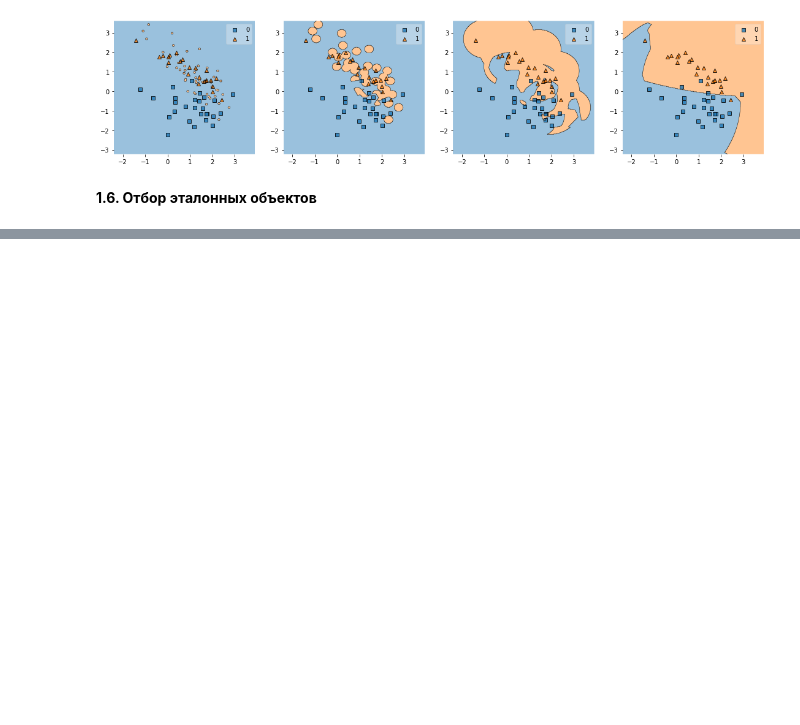
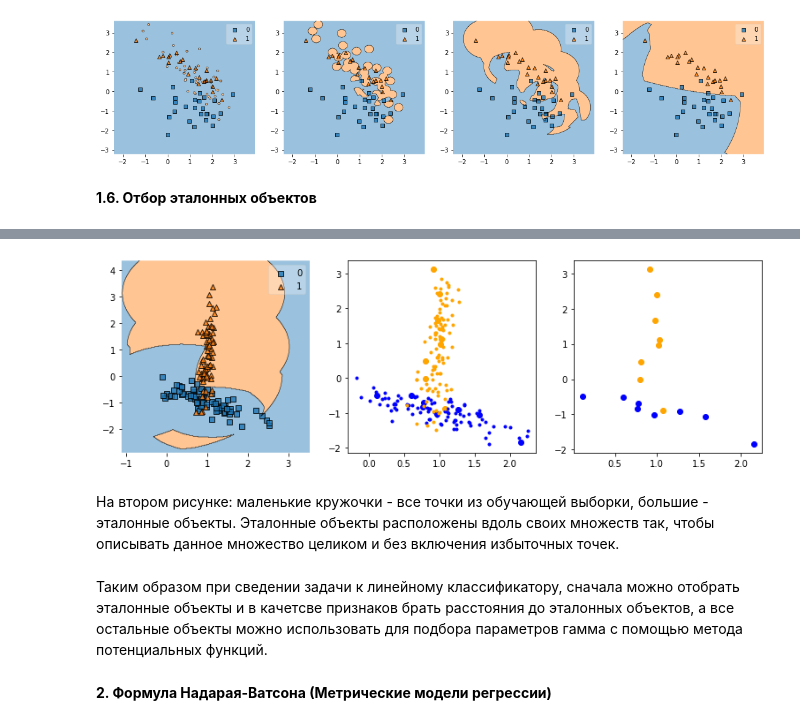
Before and after one commit to vederko-p/ml-first-steps, a Jupyter notebook: seminars/sem 4. Метрические методы классификации и регрессии/sem4.ipynb, the cells around one changed output, grey strips where cells are left out. Saved outputs shown, nothing was run; the diff lists cells and outputs as text; code cells hidden in the pictures; blank space fills up the shorter version.

```diff
--- a/seminars/sem 4. Метрические методы классификации и регрессии/sem4.ipynb
+++ b/seminars/sem 4. Метрические методы классификации и регрессии/sem4.ipynb
@@ -306,0 +441,32 @@ plt.show()
+# %%
+fig, gs = plt.figure(figsize=(13,4)), gridspec.GridSpec(1, 3)
+colors = ['blue', 'orange']
+
+ax = []
+for i in range(3):
+    ax.append(fig.add_subplot(gs[i]))
+
+for k in np.unique(Y_train):
+    ax[1].plot(X_train[Y_train==k, 0],
+               X_train[Y_train==k, 1], '.', color=colors[k])
+
+
+for ind in Omega:
+    ax[1].scatter([X_train[ind, 0]],
+                  [X_train[ind, 1]], color=colors[Y_train[ind]])
+
+for ind in Omega:
+    ax[2].scatter([X_train[ind, 0]],
+                  [X_train[ind, 1]], color=colors[Y_train[ind]])
+
+plot_decision_regions(X_test, Y_test, model, ax=ax[0])
+
+plt.show()
+# %% [output]
+[figure, added]
+# %% [markdown]
+На втором рисунке: маленькие кружочки - все точки из обучающей выборки, большие - эталонные объекты. Эталонные объекты расположены вдоль своих множеств так, чтобы описывать данное множество целиком и без включения избыточных точек.
+# %% [markdown]
+Таким образом при сведении задачи к линейному классификатору, сначала можно отобрать эталонные объекты и в качетсве признаков брать расстояния до эталонных объектов, а все остальные объекты можно использовать для подбора параметров гамма с помощью метода потенциальных функций.
+# %% [markdown]
+**2. Формула Надарая-Ватсона (Метрические модели регрессии)**
```
Also changed, not shown: parts of 26 cells of this notebook.
